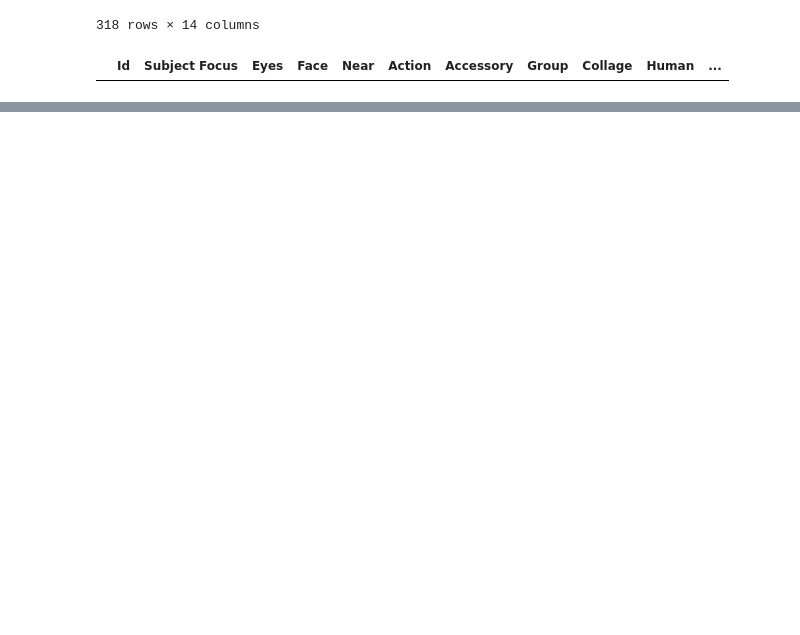
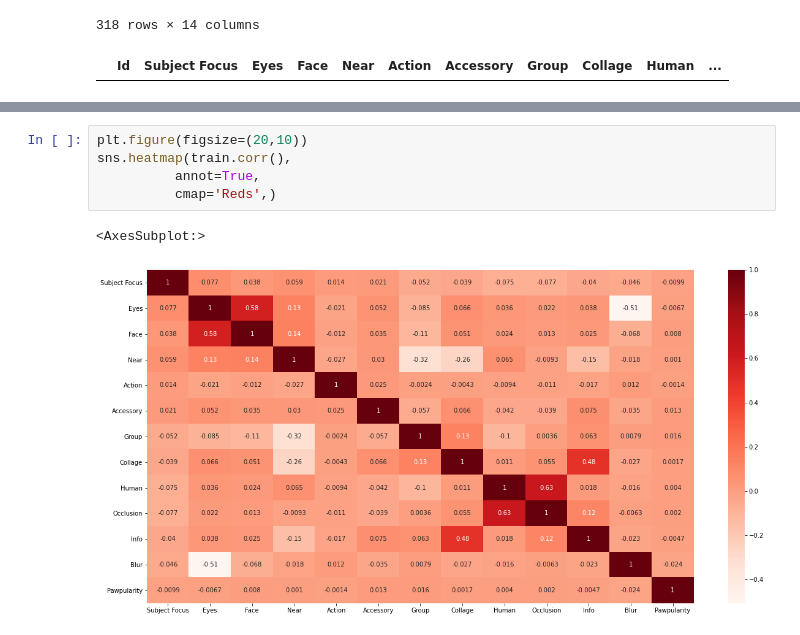
Before and after one commit to duswo3o/2021_DataMining, a Jupyter notebook: code/00. 데이터 열기 및 확인하기.ipynb, the cells around one changed output, grey strips where cells are left out. Saved outputs shown, nothing was run; the diff lists cells and outputs as text; blank space fills up the shorter version.

```diff
--- a/code/00. 데이터 열기 및 확인하기.ipynb
+++ b/code/00. 데이터 열기 및 확인하기.ipynb
@@ -227,0 +284,8 @@ train.loc[train['Pawpularity']==28]
+# %%
+plt.figure(figsize=(20,10))
+sns.heatmap(train.corr(),
+          annot=True,
+          cmap='Reds',)
+# %% [output]
+<AxesSubplot:>
+[figure, added]
```
Also changed, not shown: parts of 8 cells of this notebook.
